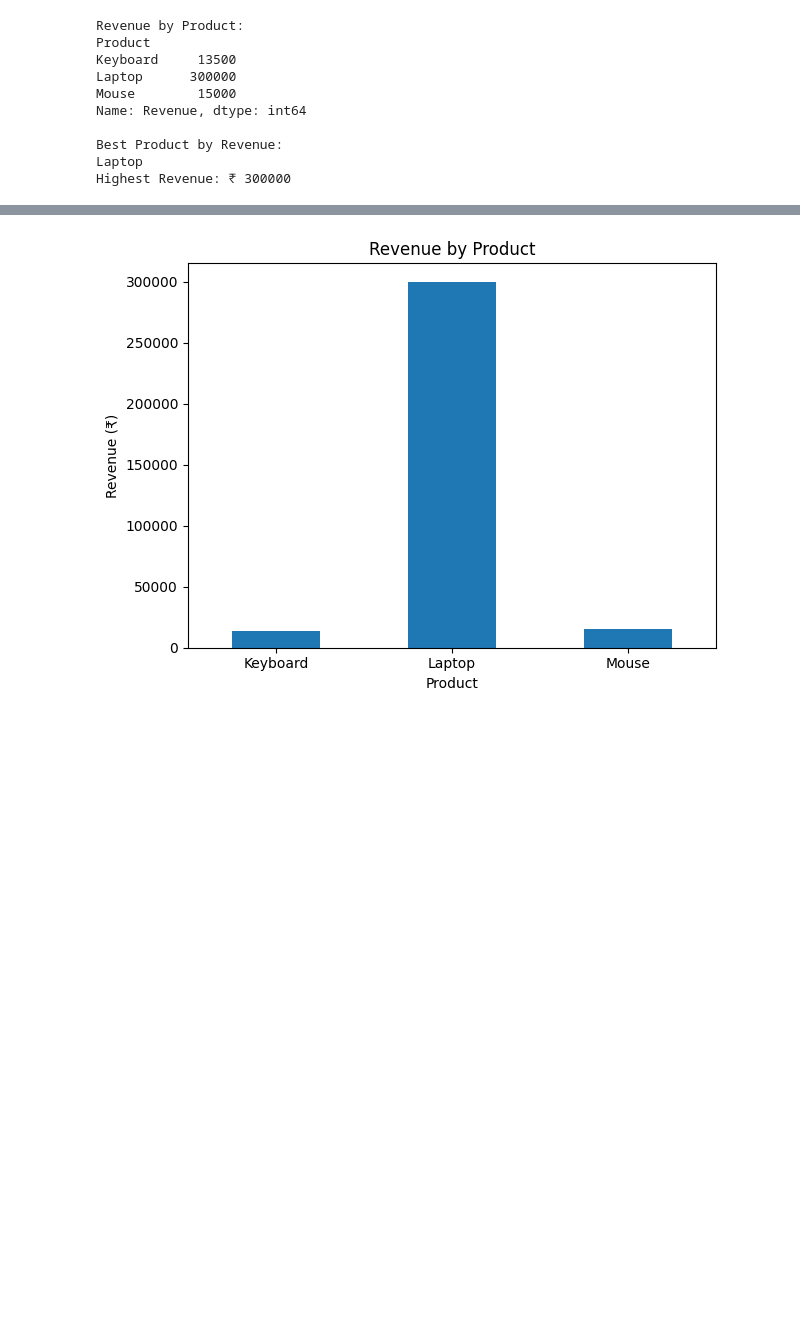
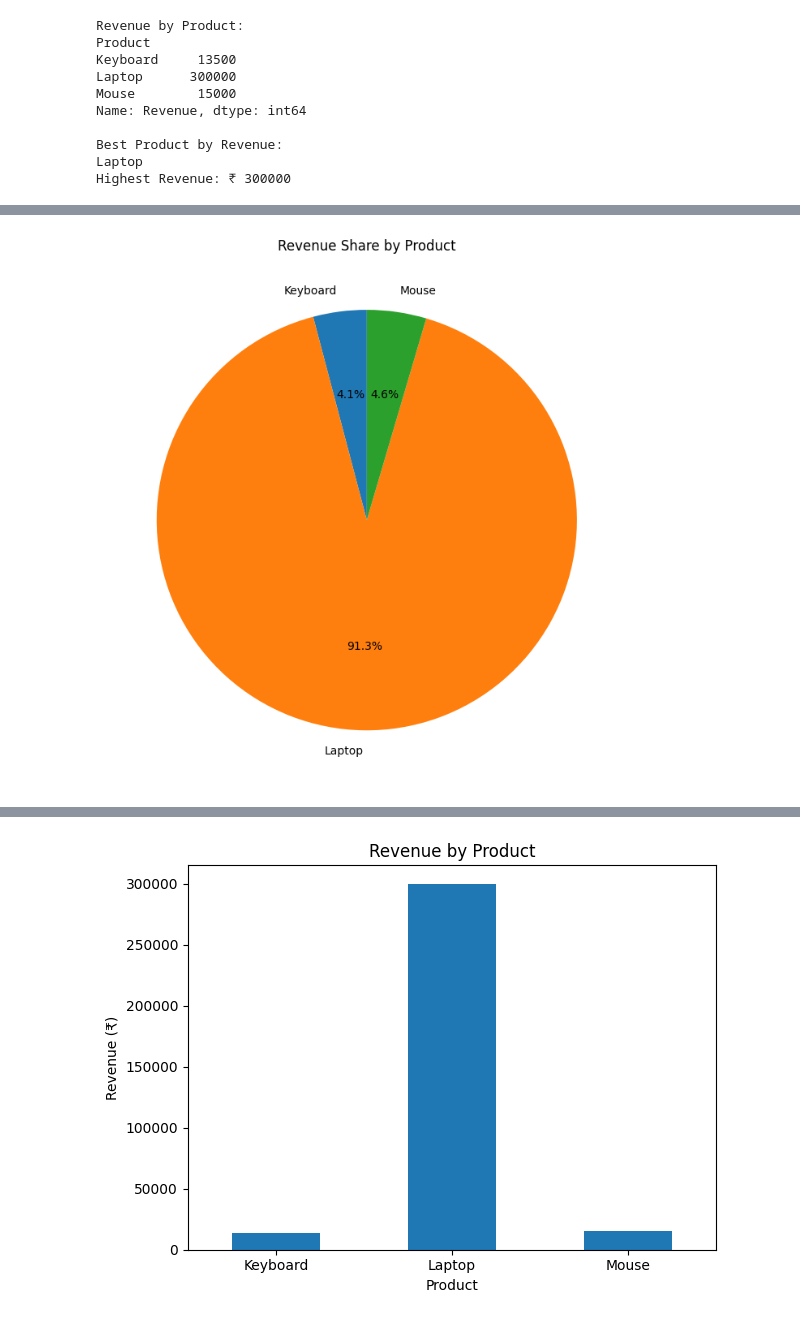
Before and after one commit to rohithreddy00/sales-data-analysis-python, a Jupyter notebook: Sales_Data_Analysis.ipynb, the cells around one changed output, grey strips where cells are left out. Saved outputs shown, nothing was run; the diff lists cells and outputs as text; code cells hidden in the pictures; blank space fills up the shorter version.

```diff
--- a/Sales_Data_Analysis.ipynb
+++ b/Sales_Data_Analysis.ipynb
@@ -64,0 +93,18 @@ Highest Revenue: ₹ 300000
+# %%
+
+# Calculate revenue by product
+product_revenue = df.groupby('Product')['Revenue'].sum()
+
+# Create the pie chart
+plt.figure(figsize=(7, 7))
+plt.pie(
+    product_revenue,
+    labels=product_revenue.index,
+    autopct='%1.1f%%',
+    startangle=90
+)
+plt.title('Revenue Share by Product')
+plt.tight_layout()
+plt.show()
+# %% [output]
+[figure, added]
```
Also changed, not shown: parts of 3 cells of this notebook.
